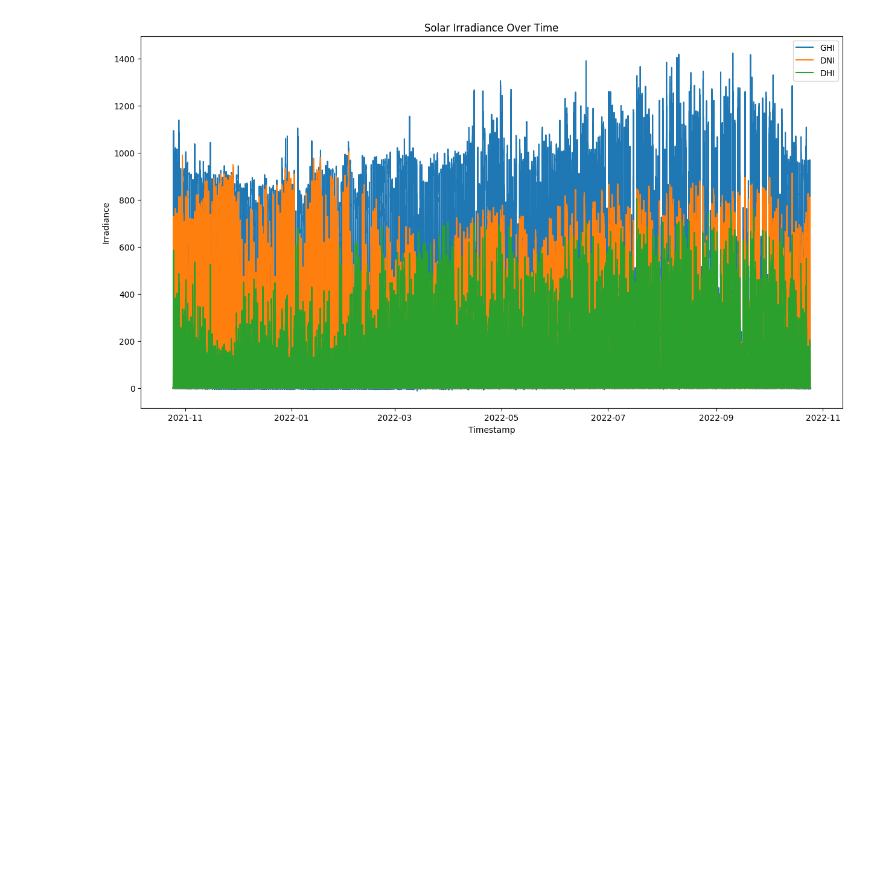
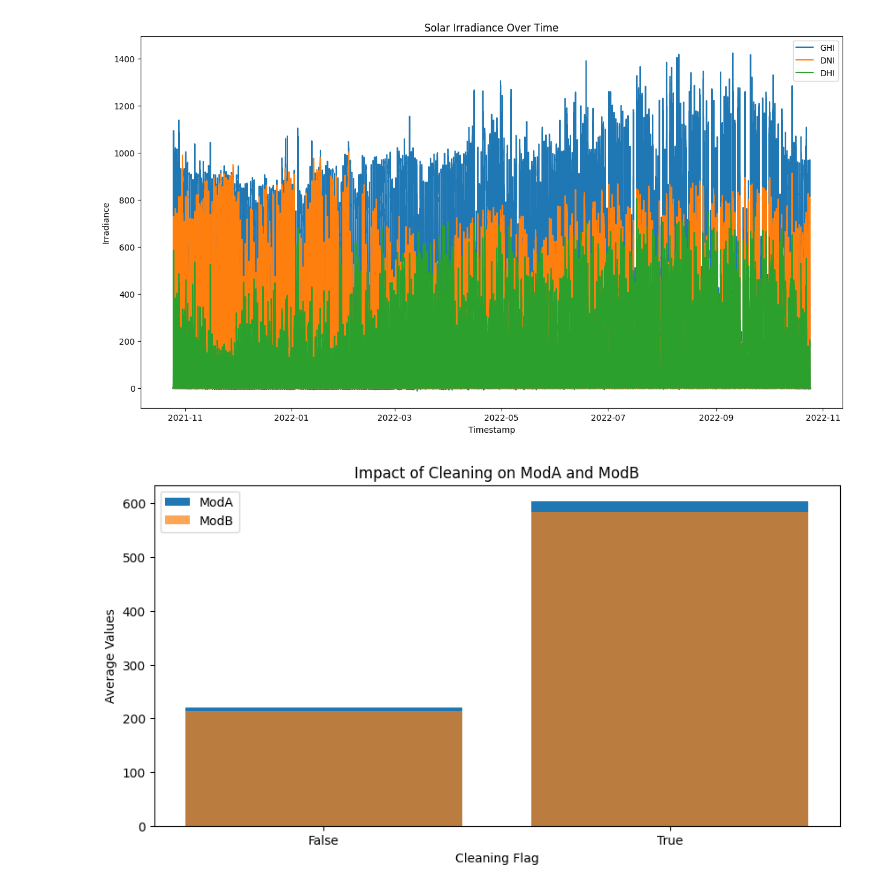
Before and after one commit to ruthasoll/solar-challenge-week0, a Jupyter notebook: notebook/togo_eda.ipynb, the cells around one changed output. Cells and saved outputs as stored; diff of their text form; code cells hidden in the pictures; blank space fills up the shorter version.

Commit message:
Cleaning Impact added

```diff
--- a/notebook/togo_eda.ipynb
+++ b/notebook/togo_eda.ipynb
@@ -127,3 +127,18 @@ plt.legend()
 plt.show()
 # %% [output]
 [figure]
+# %%
+ #Group by cleaning flag and calculate average ModA & ModB
+cleaning_impact = df.groupby('outlier').agg({'ModA': 'mean', 'ModB': 'mean'}).reset_index()
+
+# Plotting the impact of cleaning
+plt.figure(figsize=(10, 5))
+plt.bar(cleaning_impact['outlier'].astype(str), cleaning_impact['ModA'], label='ModA')
+plt.bar(cleaning_impact['outlier'].astype(str), cleaning_impact['ModB'], label='ModB', alpha=0.7)
+plt.xlabel('Cleaning Flag')
+plt.ylabel('Average Values')
+plt.title('Impact of Cleaning on ModA and ModB')
+plt.legend()
+plt.show()
+# %% [output]
+[figure, added]
```
